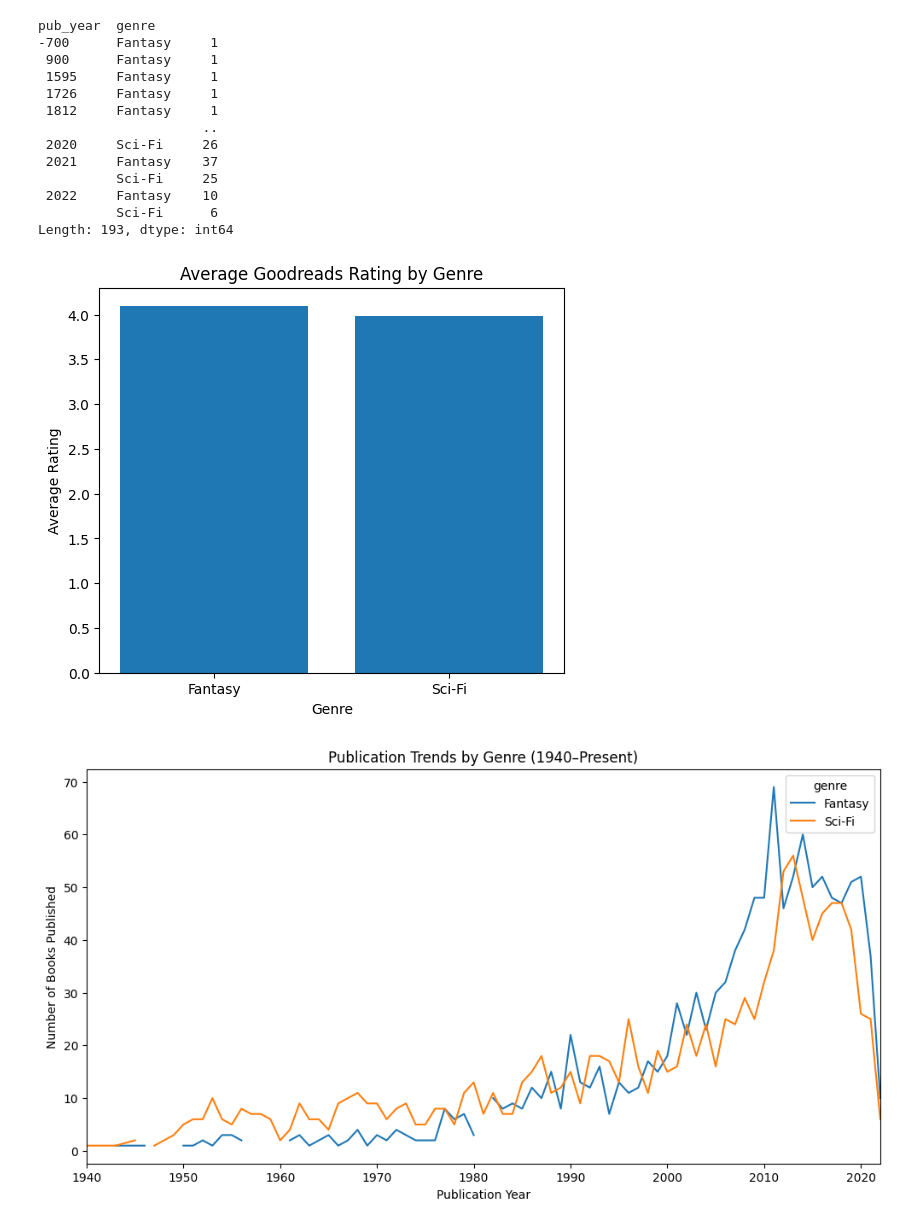
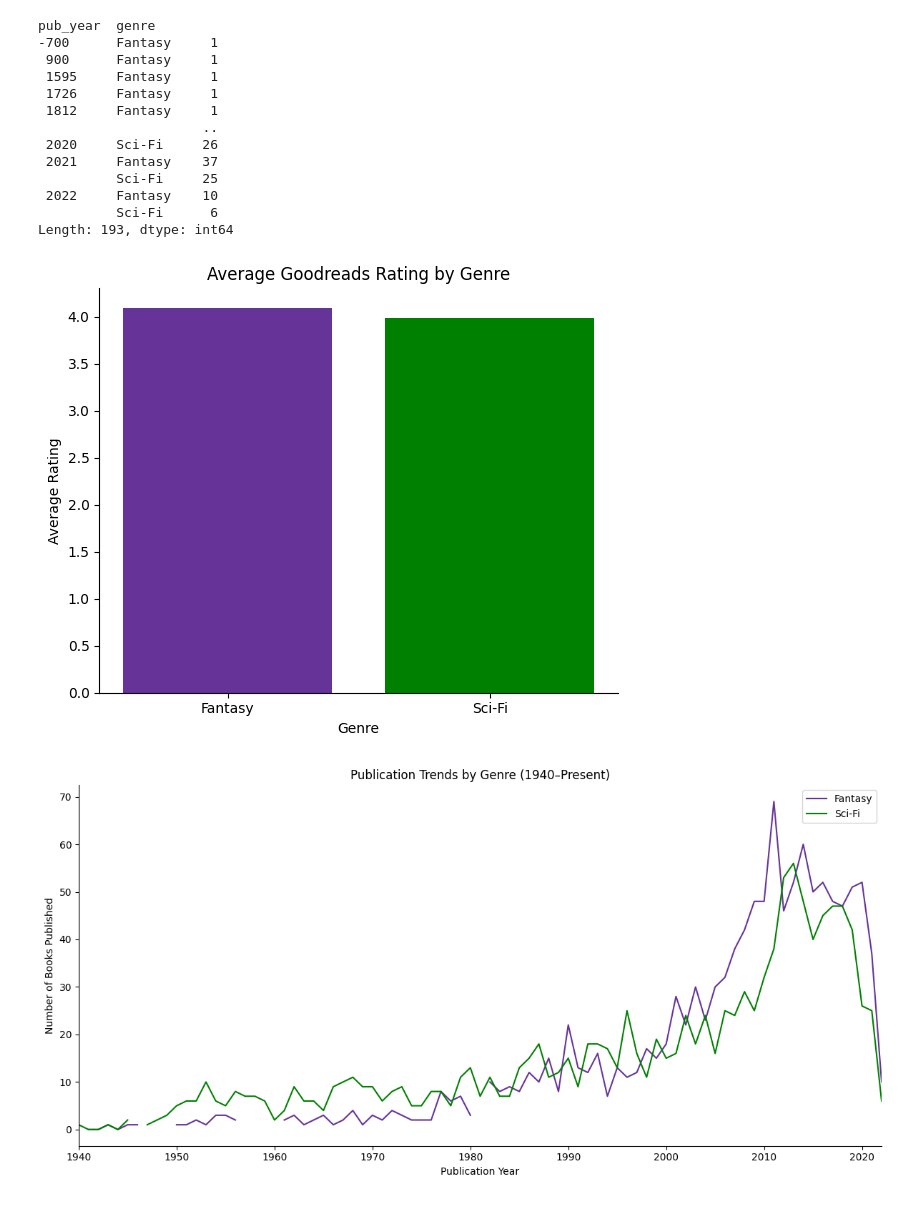
Before and after one commit to Hooperbassman/Sci-Fi_Fantasy_books, a Jupyter notebook: combined_data.ipynb, the cells around one changed output. Drawn from its saved outputs; the diff is of its cells as text; code cells hidden in the pictures.

```diff
--- a/combined_data.ipynb
+++ b/combined_data.ipynb
@@ -186,35 +204,76 @@ pub_year  genre
           Sci-Fi      6
 Length: 193, dtype: int64
 # %%
+#bar chart showing fantasy gets more high ratings
 avg_ratings = books_df.groupby("genre")["avg_rate"].mean()
 
 plt.figure(figsize=(6,5))
 
-plt.bar(avg_ratings.index, avg_ratings.values)
+plt.bar(
+    avg_ratings.index,
+    avg_ratings.values,
+    color=["rebeccapurple", "green"]
+)
+
+ax = plt.gca()
+ax.spines["top"].set_visible(False)
+ax.spines["right"].set_visible(False)
 
 plt.title("Average Goodreads Rating by Genre")
 plt.xlabel("Genre")
 plt.ylabel("Average Rating")
 
+plt.tight_layout()
 plt.show()
 # %% [output]
-[figure, old version]
+[figure, new version]
 # %%
+#line plot showing the most prevalent genere per year. it shows in the early years Sci-Fi was on top and later years would show Fantasy dominating
 books_df["pub_year"] = pd.to_numeric(
     books_df["pub_year"],
     errors="coerce"
 )
 
-filtered_books = books_df[books_df["pub_year"] >= 1940]
+filtered_books = books_df[
+    books_df["pub_year"] >= 1940
+]
 
-yearly_counts = filtered_books.groupby(["pub_year", "genre"]) \
-    .size() \
-    .unstack()
+yearly_counts = filtered_books.groupby(
+    ["pub_year", "genre"]
+).size().unstack()
 
-all_years = range(1940, int(yearly_counts.index.max()) + 1)
+# Fill missing years
+all_years = range(
+    1940,
+    int(yearly_counts.index.max()) + 1
+)
 
+yearly_counts = yearly_counts.reindex(
+    all_years,
+    fill_value=0
+)
 
-yearly_counts.plot(figsize=(12,6))
+plt.figure(figsize=(12,6))
+
+# Fantasy = purple
+plt.plot(
+    yearly_counts.index,
+    yearly_counts["Fantasy"],
+    color="rebeccapurple",
+    label="Fantasy"
+)
+
+# Sci-Fi = green
+plt.plot(
+    yearly_counts.index,
+    yearly_counts["Sci-Fi"],
+    color="green",
+    label="Sci-Fi"
+)
+
+ax = plt.gca()
+ax.spines["top"].set_visible(False)
+ax.spines["right"].set_visible(False)
 
 plt.title("Publication Trends by Genre (1940–Present)")
 plt.xlabel("Publication Year")
@@ -222,7 +281,10 @@ plt.ylabel("Number of Books Published")
 
 plt.xlim(1940, yearly_counts.index.max())
 
+plt.legend()
+
+plt.tight_layout()
 plt.show()
 # %% [output]
-[figure, old version]
+[figure, new version]
 # %%
```
Also changed, not shown: parts of 23 cells of this notebook, 2 other files.
